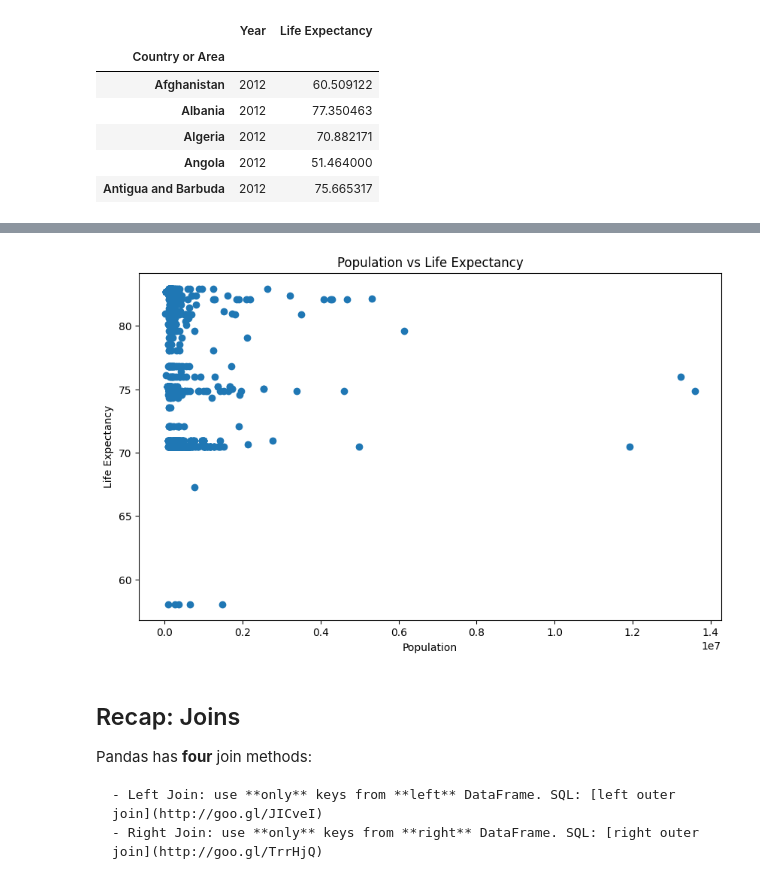
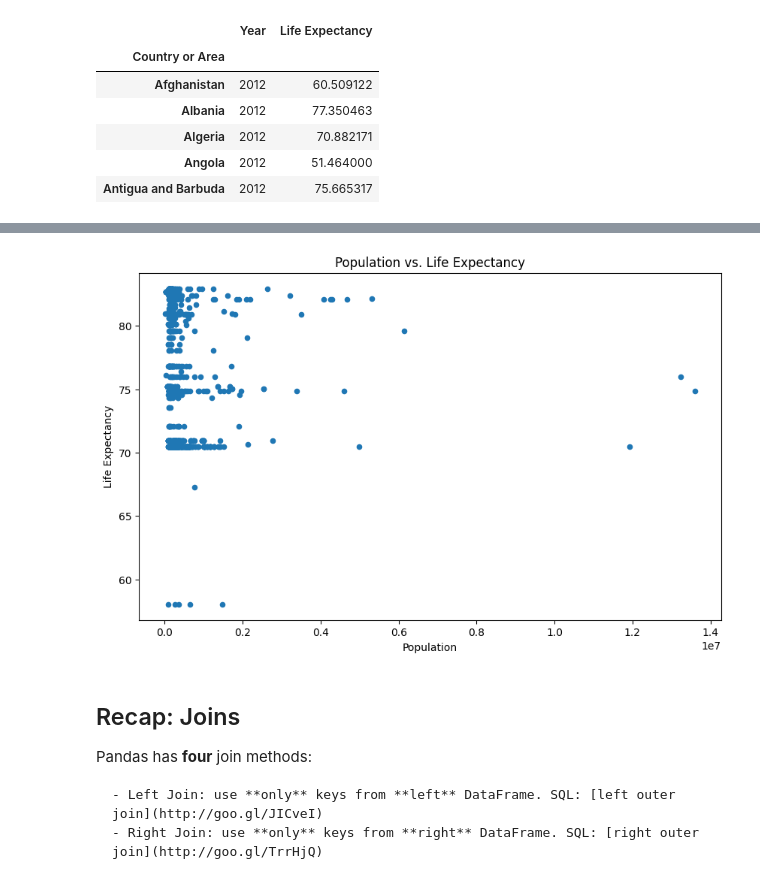
Before and after one commit to capucinelabouret/QM2, a Jupyter notebook: notebooks/W06. Merging and Joining.ipynb, the cells around one changed output, grey strips where cells are left out. Cells and saved outputs as stored; diff of their text form; code cells hidden in the pictures.

```diff
--- a/notebooks/W06. Merging and Joining.ipynb
+++ b/notebooks/W06. Merging and Joining.ipynb
@@ -582,12 +606,10 @@ dtype: int64
 # %%
-plt.figure(figsize=(10, 6))
-plt.scatter(merged_data['Population'], merged_data['Life Expectancy'])
-plt.title('Population vs Life Expectancy')
+merged_data.plot(x='Population', y='Life Expectancy', kind='scatter', figsize=(10, 6), title='Population vs. Life Expectancy')
 plt.xlabel('Population')
 plt.ylabel('Life Expectancy')
 plt.show()
 # %% [output]
-[figure, old version]
+[figure, new version]
 # %% [markdown]
 ## Recap: Joins
 
```
Also changed, not shown: parts of 3 cells of this notebook.
